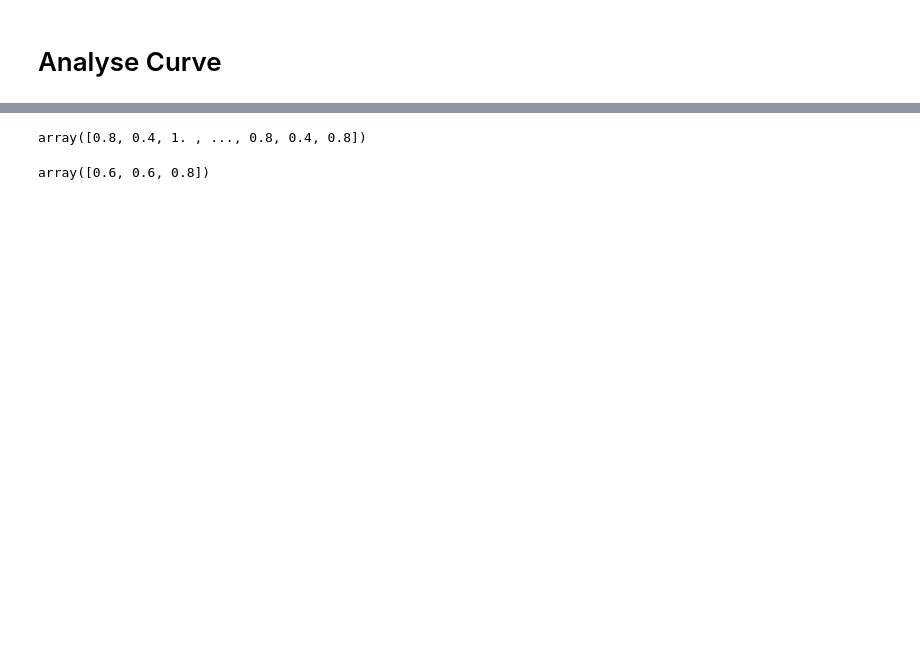
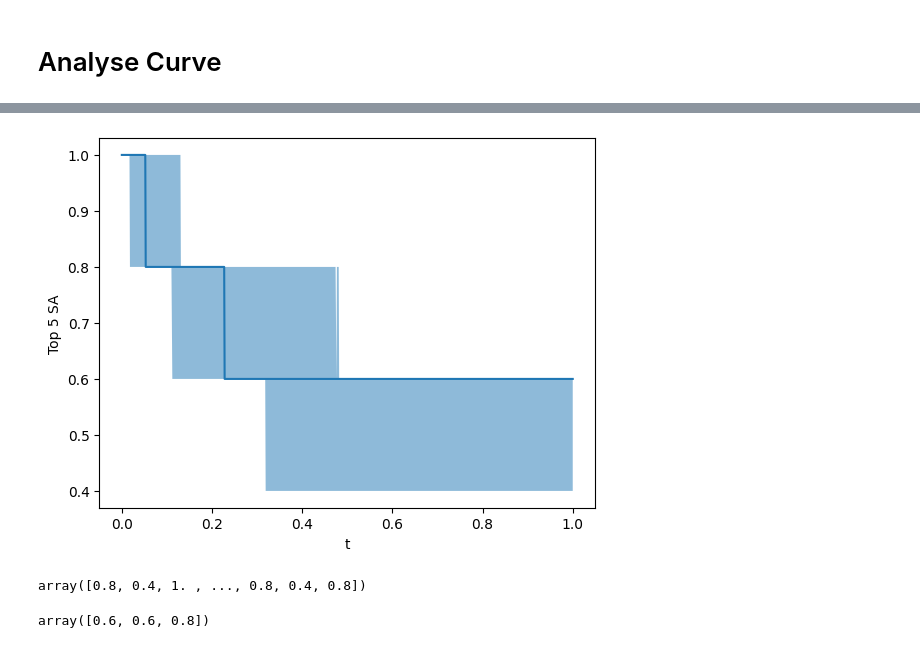
Before and after one commit to nicole-hjlin/harvard_cs282_ptg, a Jupyter notebook: ptg/modconn.ipynb, the cells around one changed output, grey strips where cells are left out. Drawn from its saved outputs; the diff is of its cells as text; code cells hidden in the pictures; blank space fills up the shorter version.

```diff
--- a/ptg/modconn.ipynb
+++ b/ptg/modconn.ipynb
@@ -152,3 +192,12 @@ topk2[0,0], topk2[-1,0]
+# %%
+q = np.quantile(tk_sa, [0.25, 0.5, 0.75], axis=1)
+plt.plot(ts, q[1])
+plt.fill_between(ts, q[0], q[2], alpha=0.5)
+plt.xlabel('t')
+plt.ylabel('Top 5 SA')
+plt.show()
+# %% [output]
+[figure, added]
 # %%
 # Load and average gradients across all models
 grads = np.zeros((n_models, *X_test.shape))
```
Also changed, not shown: parts of 31 cells of this notebook, 2 other files.
